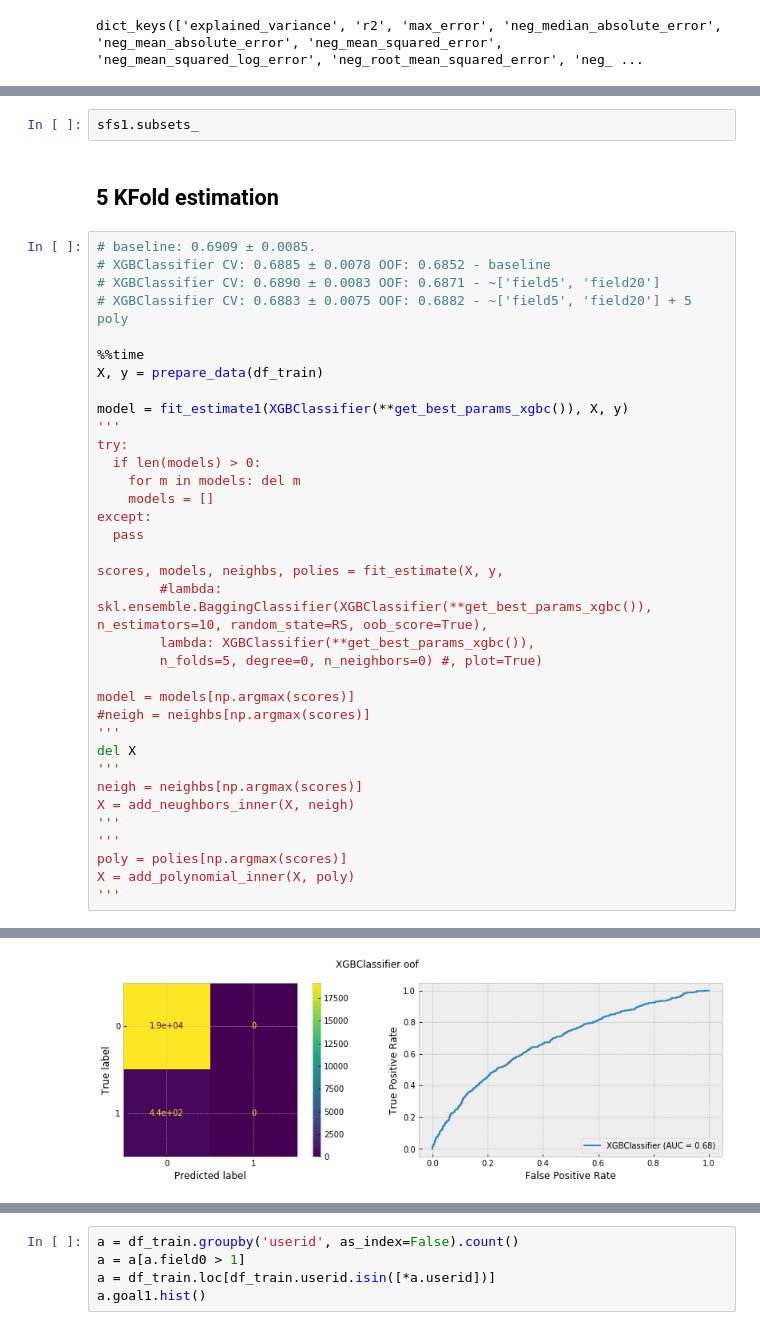
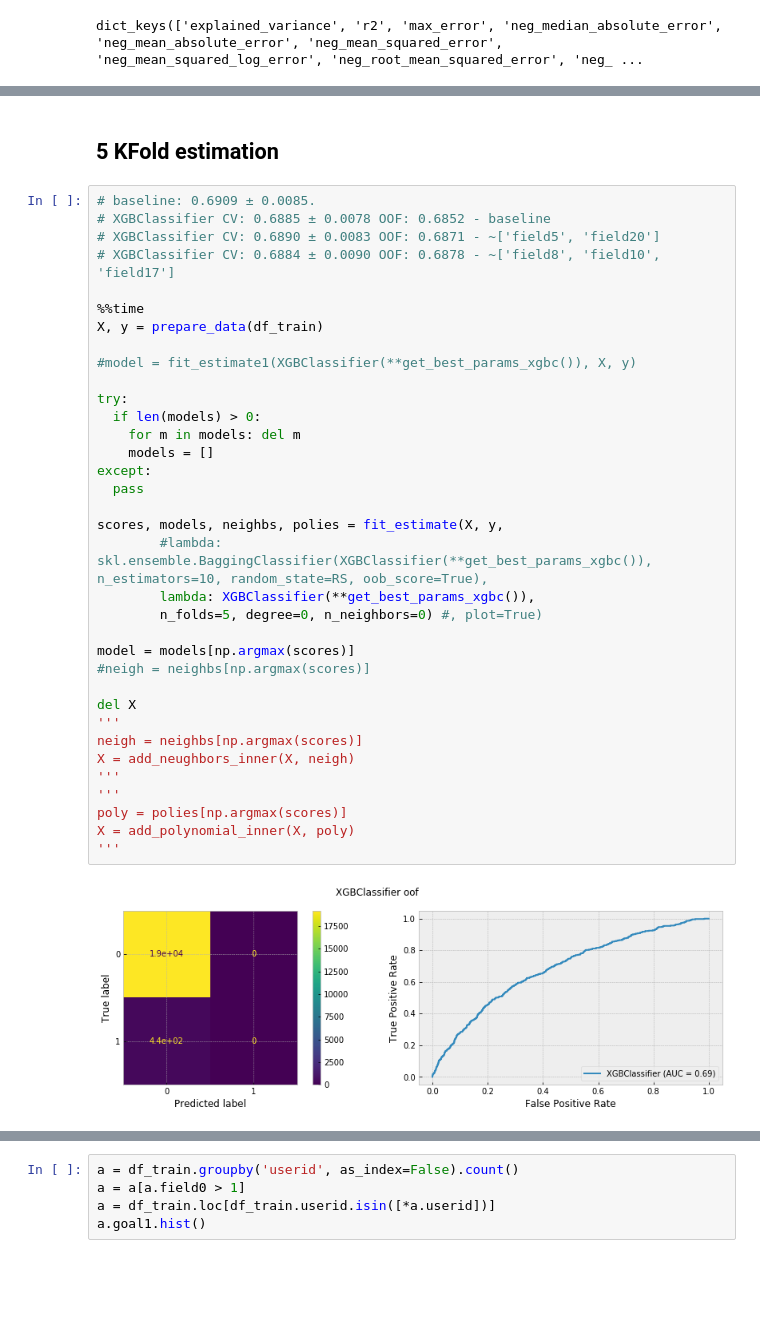
Before and after one commit to andygoosh/OneTwoTrip-Contest, a Jupyter notebook: workinprogress.ipynb, the cells around one changed output, grey strips where cells are left out. Drawn from its saved outputs; the diff is of its cells as text; blank space fills up the shorter version.

```diff
--- a/workinprogress.ipynb
+++ b/workinprogress.ipynb
@@ -760,40 +805,39 @@ print(sfs1.k_feature_names_)
-# %%
-sfs1.subsets_
 # %% [markdown]
 ## 5 KFold estimation
 # %%
 # baseline: 0.6909 ± 0.0085.
 # XGBClassifier CV: 0.6885 ± 0.0078 OOF: 0.6852 - baseline
 # XGBClassifier CV: 0.6890 ± 0.0083 OOF: 0.6871 - ~['field5', 'field20']
-# XGBClassifier CV: 0.6883 ± 0.0075 OOF: 0.6882 - ~['field5', 'field20'] + 5 poly
+# XGBClassifier CV: 0.6884 ± 0.0090 OOF: 0.6878 - ~['field8', 'field10', 'field17']
 
 %%time
 X, y = prepare_data(df_train)
 
-model = fit_estimate1(XGBClassifier(**get_best_params_xgbc()), X, y)
-'''
+#model = fit_estimate1(XGBClassifier(**get_best_params_xgbc()), X, y)
+
 try:
   if len(models) > 0:
     for m in models: del m
     models = []
 except:
   pass
 
 scores, models, neighbs, polies = fit_estimate(X, y,
         #lambda: skl.ensemble.BaggingClassifier(XGBClassifier(**get_best_params_xgbc()), n_estimators=10, random_state=RS, oob_score=True),
         lambda: XGBClassifier(**get_best_params_xgbc()),
         n_folds=5, degree=0, n_neighbors=0) #, plot=True)
 
 model = models[np.argmax(scores)]
 #neigh = neighbs[np.argmax(scores)]
-'''
+
 del X
 '''
 neigh = neighbs[np.argmax(scores)]
 X = add_neughbors_inner(X, neigh)
 '''
 '''
 poly = polies[np.argmax(scores)]
 X = add_polynomial_inner(X, poly)
 '''
 # %% [output]
+[figure]
@@ -802 +846,0 @@ X = add_polynomial_inner(X, poly)
-[figure]
```
Also changed, not shown: parts of 11 cells of this notebook.
